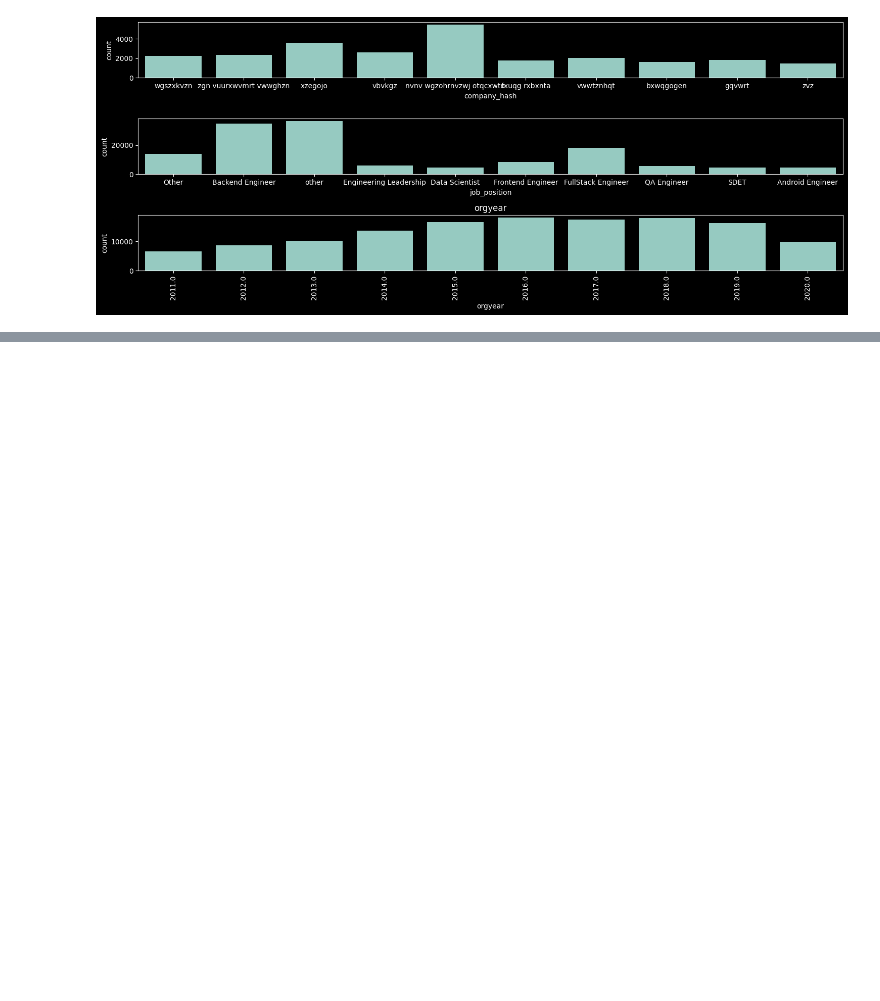
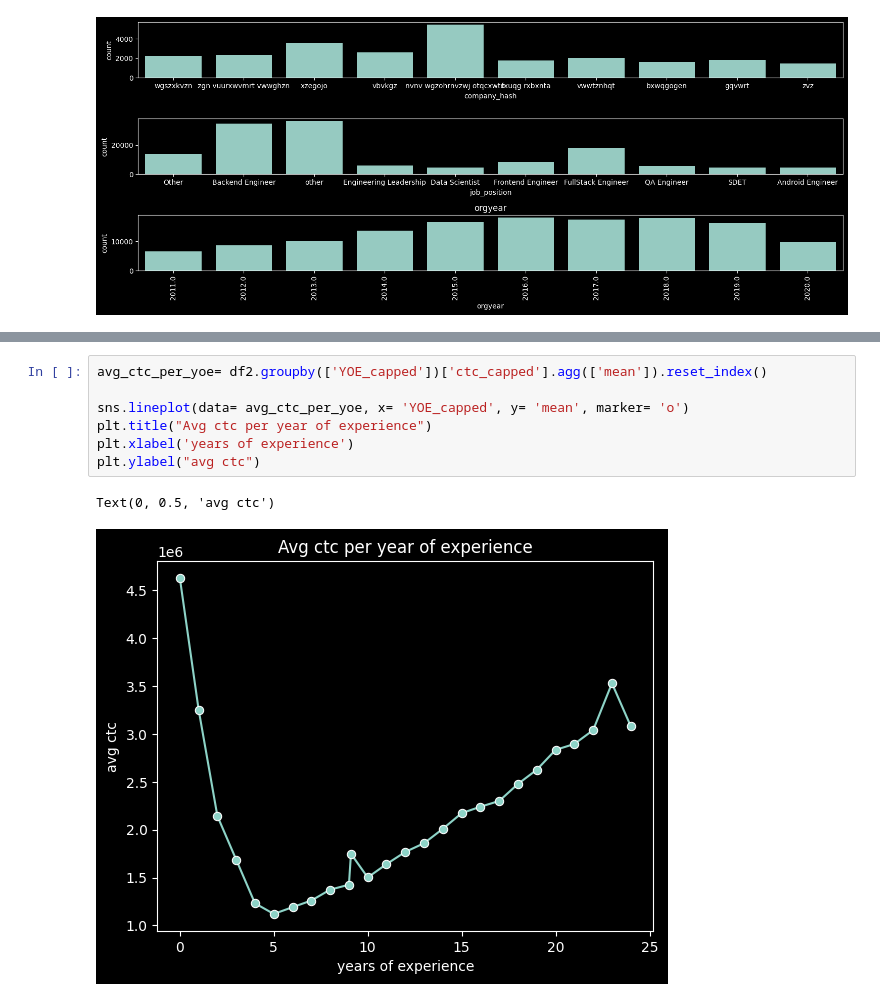
Before and after one commit to VDdotexe/Weekend_Scratching, a Jupyter notebook: case_studies/Clustering_CS.ipynb, the cells around one changed output, grey strips where cells are left out. Drawn from its saved outputs; the diff is of its cells as text; blank space fills up the shorter version.

```diff
--- a/case_studies/Clustering_CS.ipynb
+++ b/case_studies/Clustering_CS.ipynb
@@ -495,0 +518,10 @@ plt.show()
+# %%
+avg_ctc_per_yoe= df2.groupby(['YOE_capped'])['ctc_capped'].agg(['mean']).reset_index()
+
+sns.lineplot(data= avg_ctc_per_yoe, x= 'YOE_capped', y= 'mean', marker= 'o')
+plt.title("Avg ctc per year of experience")
+plt.xlabel('years of experience')
+plt.ylabel("avg ctc")
+# %% [output]
+Text(0, 0.5, 'avg ctc')
+[figure, added]
```
Also changed, not shown: parts of 2 cells of this notebook.
